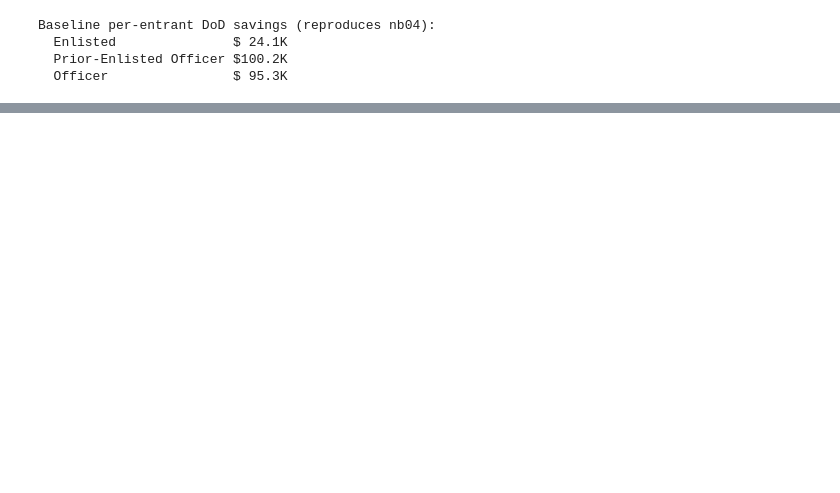
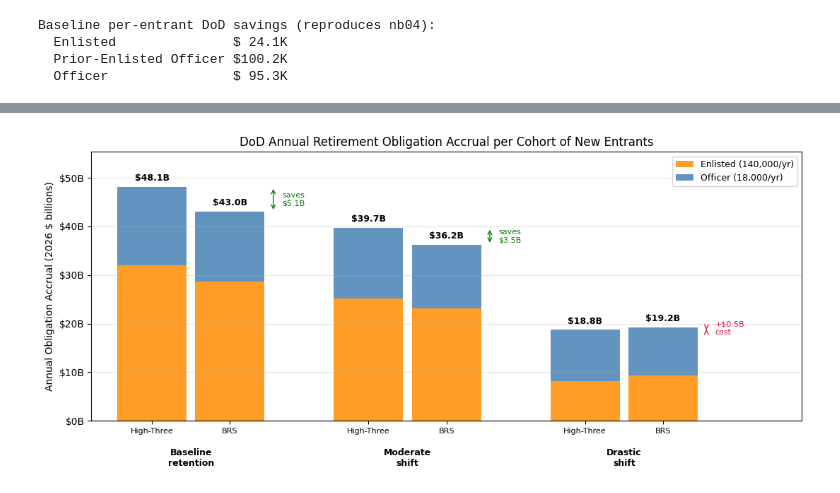
Before and after one commit to sgelety/military-retirement-monte-carlo, a Jupyter notebook: notebooks/05_sensitivity_analysis.ipynb, the cells around one changed output, grey strips where cells are left out. Saved outputs shown, nothing was run; the diff lists cells and outputs as text; code cells hidden in the pictures; blank space fills up the shorter version.

```diff
--- a/notebooks/05_sensitivity_analysis.ipynb
+++ b/notebooks/05_sensitivity_analysis.ipynb
@@ -549,0 +661,84 @@ bounds the result; it does not predict behavior.
+# %%
+# Recreate nb04's obligation chart, adding the moderate
+# (section-3) and drastic retention shifts as extra scenarios.
+# Obligation = govt cost (H3_GovtCost / BRS_GovtCost) scaled to
+# the force; both systems shown under each retention regime so
+# the H3-vs-BRS comparison stays within a single regime.
+# Annual accessions (new entrants); PEOs counted as enlisted.
+ACCESSIONS = {"Enlisted": 140_000, "Officer": 18_000}
+regimes = {"Baseline retention": sep_w,
+           "Moderate shift": sep_w_shift,
+           "Drastic shift": sep_w_drastic}
+systems = [("High-Three", "H3_GovtCost"),
+           ("BRS", "BRS_GovtCost")]
+PCOLOR = {"Enlisted": "darkorange", "Officer": "steelblue"}
+
+# obl[regime][system][group] = force obligation in $B
+obl = {r: {s: {g: ACCESSIONS[g] * expected(wm[g], g, c) / 1e9
+               for g in ACCESSIONS}
+           for s, c in systems}
+       for r, wm in regimes.items()}
+
+print("Force obligation accrual per cohort ($B):")
+for r in regimes:
+    h3 = sum(obl[r]["High-Three"].values())
+    brs = sum(obl[r]["BRS"].values())
+    print(f"  {r:20} H3 ${h3:5.2f}B  BRS ${brs:5.2f}B"
+          f"  (H3-BRS = ${h3 - brs:+.2f}B)")
+
+GAP = 2.5
+xpos = {}
+for ri, r in enumerate(regimes):
+    xpos[(r, "High-Three")] = ri * GAP
+    xpos[(r, "BRS")] = ri * GAP + 0.9
+
+fig, ax = plt.subplots(figsize=(11, 5))
+for (rname, sname), xi in xpos.items():
+    bottom = 0.0
+    for g in ["Enlisted", "Officer"]:
+        v = obl[rname][sname][g]
+        ax.bar(xi, v, 0.8, bottom=bottom, color=PCOLOR[g],
+               alpha=0.85,
+               label=(f"{g} ({ACCESSIONS[g]:,}/yr)"
+                      if xi == 0 else None))
+        bottom += v
+    ax.annotate(f"${bottom:,.1f}B", (xi, bottom),
+                textcoords="offset points", xytext=(0, 4),
+                ha="center", va="bottom", fontsize=9,
+                fontweight="bold")
+
+for r in regimes:
+    h3 = sum(obl[r]["High-Three"].values())
+    brs = sum(obl[r]["BRS"].values())
+    sav = h3 - brs
+    arrow_x = xpos[(r, "BRS")] + 0.5
+    col = "green" if sav >= 0 else "crimson"
+    ax.annotate("", xy=(arrow_x, h3), xytext=(arrow_x, brs),
+                arrowprops={"arrowstyle": "<->", "color": col})
+    txt = (f"saves\n${sav:,.1f}B" if sav >= 0
+           else f"+${-sav:,.1f}B\ncost")
+    ax.annotate(txt, xy=(arrow_x + 0.1, (h3 + brs) / 2),
+                ha="left", va="center", fontsize=8, color=col)
+
+ymax = max(sum(obl["Baseline retention"][s].values())
+           for s, _ in systems)
+ax.set_ylim(0, ymax * 1.15)
+ax.set_xlim(-0.7, xpos[("Drastic shift", "BRS")] + 1.6)
+ax.set_xticks(list(xpos.values()))
+ax.set_xticklabels([s for _, s in xpos], fontsize=8)
+for r in regimes:
+    xc = (xpos[(r, "High-Three")] + xpos[(r, "BRS")]) / 2
+    ax.annotate(r.replace(" ", "\n"), xy=(xc, 0),
+                xytext=(0, -28), textcoords="offset points",
+                ha="center", va="top", fontsize=9,
+                fontweight="bold")
+ax.set_ylabel("Annual Obligation Accrual (2026 $ billions)")
+ax.yaxis.set_major_formatter(
+    mticker.FuncFormatter(lambda v, _: f"${v:,.0f}B"))
+ax.set_title("DoD Annual Retirement Obligation Accrual "
+             "per Cohort of New Entrants")
+ax.legend(loc="upper right", fontsize=9)
+ax.grid(axis="y", alpha=0.3)
+plt.tight_layout()
+plt.show()
+# %% [output]
@@ -549,0 +749 @@ bounds the result; it does not predict behavior.
+[figure, added]
```
Also changed, not shown: parts of 13 cells of this notebook, 1 other file.
